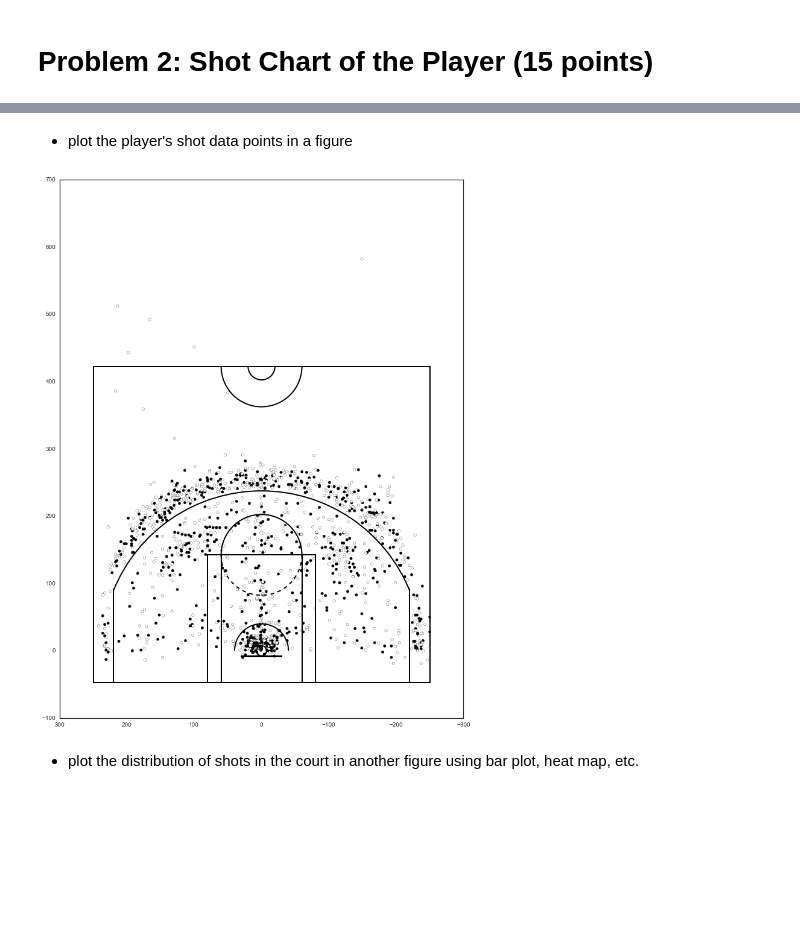
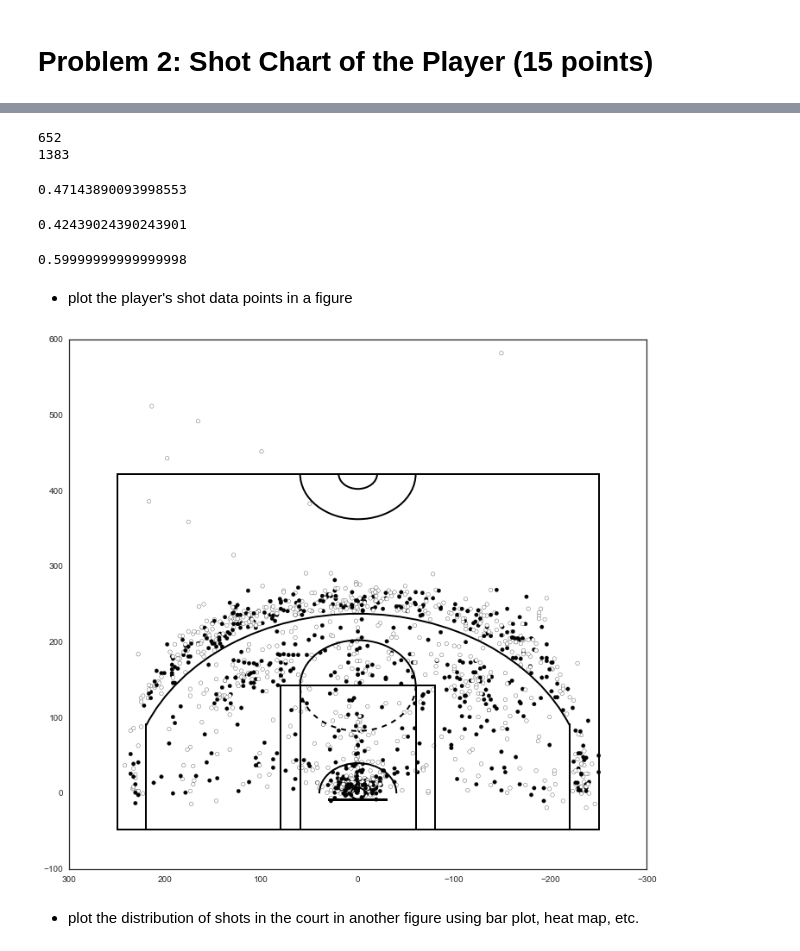
Before and after one commit to beflew/DS501_Case2, a Jupyter notebook: Case Study 2.ipynb, the cells around one changed output, grey strips where cells are left out. Drawn from its saved outputs; the diff is of its cells as text; code cells hidden in the pictures; blank space fills up the shorter version.

```diff
--- a/Case Study 2.ipynb
+++ b/Case Study 2.ipynb
@@ -130,15 +184,29 @@ shotChart[shotChart["LOC_Y"]<-10]
+# %%
+print sum(shotChart["SHOT_MADE_FLAG"])
+print sum(shotChart["SHOT_ATTEMPTED_FLAG"])
+sum(shotChart["SHOT_MADE_FLAG"])/(sum(shotChart["SHOT_ATTEMPTED_FLAG"])+0.0)
+# %% [output]
+652
+1383
+0.47143890093998553
+# %%
+shot3PT=shotChart[shotChart["SHOT_TYPE"]=="3PT Field Goal"]
+sum(shot3PT["SHOT_MADE_FLAG"])/(sum(shot3PT["SHOT_ATTEMPTED_FLAG"])+0.0)
+# %% [output]
+0.42439024390243901
+# %%
+shotRA=shotChart[shotChart["SHOT_ZONE_BASIC"]=="Restricted Area"]
+sum(shotRA["SHOT_MADE_FLAG"])/(sum(shotRA["SHOT_ATTEMPTED_FLAG"])+0.0)
+# %% [output]
+0.59999999999999998
 # %% [markdown]
 * plot the player's shot data points in a figure
 # %%
 import matplotlib.pyplot as plt
 import pandas as pd
+import seaborn as sns
 import numpy as np
-import seaborn as sns
 
-#-------------------------------
-# Your code goes here.
-# Add as many cells as you need
-#-------------------------------
 sns.set_style("white")
 sns.set_color_codes()
 
@@ -189,35 +257,37 @@ def draw_court(ax=None, color='black', lw=2, outer_lines=False):
                     color=color)
 
     # Center Court
     center_outer_arc = Arc((0, 422.5), 120, 120, theta1=180, theta2=0,
                            linewidth=lw, color=color)
     center_inner_arc = Arc((0, 422.5), 40, 40, theta1=180, theta2=0,
                            linewidth=lw, color=color)
 
     # List of the court elements to be plotted onto the axes
     court_elements = [hoop, backboard, outer_box, inner_box, top_free_throw,
                       bottom_free_throw, restricted, corner_three_a,
                       corner_three_b, three_arc, center_outer_arc,
                       center_inner_arc]
 
     if outer_lines:
         # Draw the half court line, baseline and side out bound lines
         outer_lines = Rectangle((-250, -47.5), 500, 470, linewidth=lw,
                                 color=color, fill=False)
         court_elements.append(outer_lines)
 
     # Add the court elements onto the axes
     for element in court_elements:
         ax.add_patch(element)
 
     return ax
 
-plt.figure(figsize=(12,16))
-plt.scatter(shotChart.LOC_X, shotChart.LOC_Y,c=shotChart.SHOT_MADE_FLAG)
+plt.figure(figsize=(12,11))
+plt.scatter(shotChart.LOC_X, shotChart.LOC_Y, c=shotChart.SHOT_MADE_FLAG)
 draw_court(outer_lines=True)
+# Descending values along the axis from left to right
 plt.xlim(300,-300)
+plt.ylim(-100,600)
 plt.show()
 # %% [output]
-[figure, old version]
+[figure, new version]
 # %% [markdown]
 * plot the distribution of shots in the court in another figure using bar plot, heat map, etc.
```
Also changed, not shown: parts of 55 cells of this notebook.
